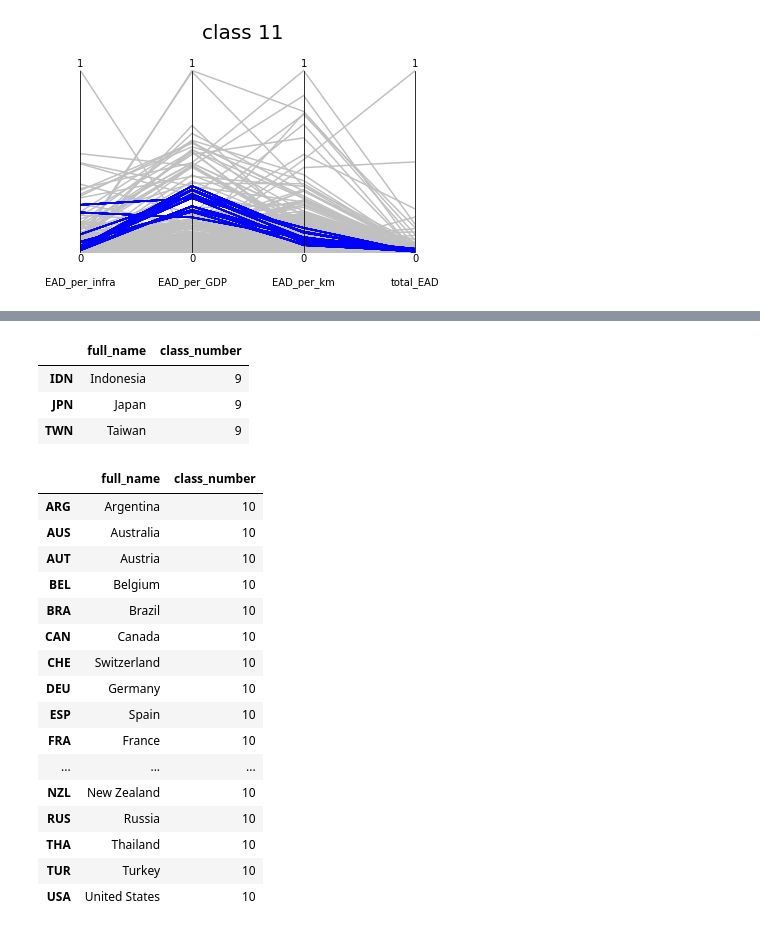
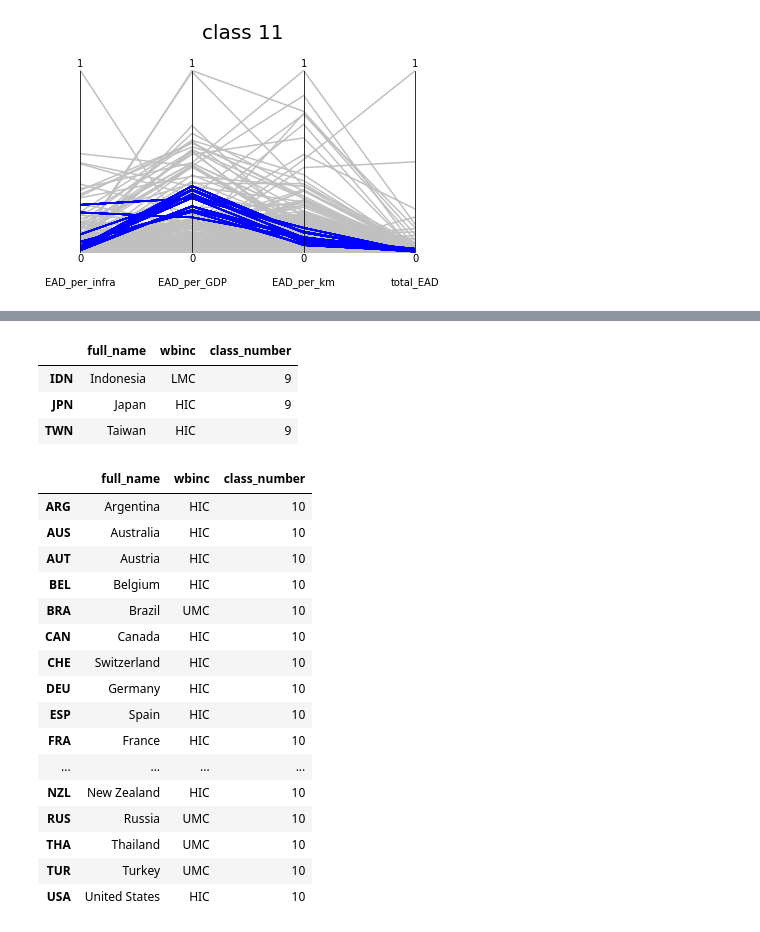
Before and after one commit to julierozenberg/various_notebooks, a Jupyter notebook: country_clustering.ipynb, the cells around one changed output, grey strips where cells are left out. Saved outputs shown, nothing was run; the diff lists cells and outputs as text; code cells hidden in the pictures.

```diff
--- a/country_clustering.ipynb
+++ b/country_clustering.ipynb
@@ -311,28 +311,28 @@ basic_data.loc[basic_data.class_number==8,['full_name','class_number']]
 # %%
-basic_data.loc[basic_data.class_number==9,['full_name','class_number']]
+basic_data.loc[basic_data.class_number==9,['full_name','wbinc','class_number']]
 # %% [output]
-|  | full_name | class_number |
-| IDN | Indonesia | 9 |
-| JPN | Japan | 9 |
-| TWN | Taiwan | 9 |
+|  | full_name | wbinc | class_number |
+| IDN | Indonesia | LMC | 9 |
+| JPN | Japan | HIC | 9 |
+| TWN | Taiwan | HIC | 9 |
 # %%
-basic_data.loc[basic_data.class_number==10,['full_name','class_number']]
+basic_data.loc[basic_data.class_number==10,['full_name','wbinc','class_number']]
 # %% [output]
-|  | full_name | class_number |
-| ARG | Argentina | 10 |
-| AUS | Australia | 10 |
-| AUT | Austria | 10 |
-| BEL | Belgium | 10 |
-| BRA | Brazil | 10 |
-| CAN | Canada | 10 |
-| CHE | Switzerland | 10 |
-| DEU | Germany | 10 |
-| ESP | Spain | 10 |
-| FRA | France | 10 |
-| ... | ... | ... |
-| NZL | New Zealand | 10 |
-| RUS | Russia | 10 |
-| THA | Thailand | 10 |
-| TUR | Turkey | 10 |
-| USA | United States | 10 |
+|  | full_name | wbinc | class_number |
+| ARG | Argentina | HIC | 10 |
+| AUS | Australia | HIC | 10 |
+| AUT | Austria | HIC | 10 |
+| BEL | Belgium | HIC | 10 |
+| BRA | Brazil | UMC | 10 |
+| CAN | Canada | HIC | 10 |
+| CHE | Switzerland | HIC | 10 |
+| DEU | Germany | HIC | 10 |
+| ESP | Spain | HIC | 10 |
+| FRA | France | HIC | 10 |
+| ... | ... | ... | ... |
+| NZL | New Zealand | HIC | 10 |
+| RUS | Russia | UMC | 10 |
+| THA | Thailand | UMC | 10 |
+| TUR | Turkey | UMC | 10 |
+| USA | United States | HIC | 10 |
 # %%
```
Also changed, not shown: parts of 10 cells of this notebook.
